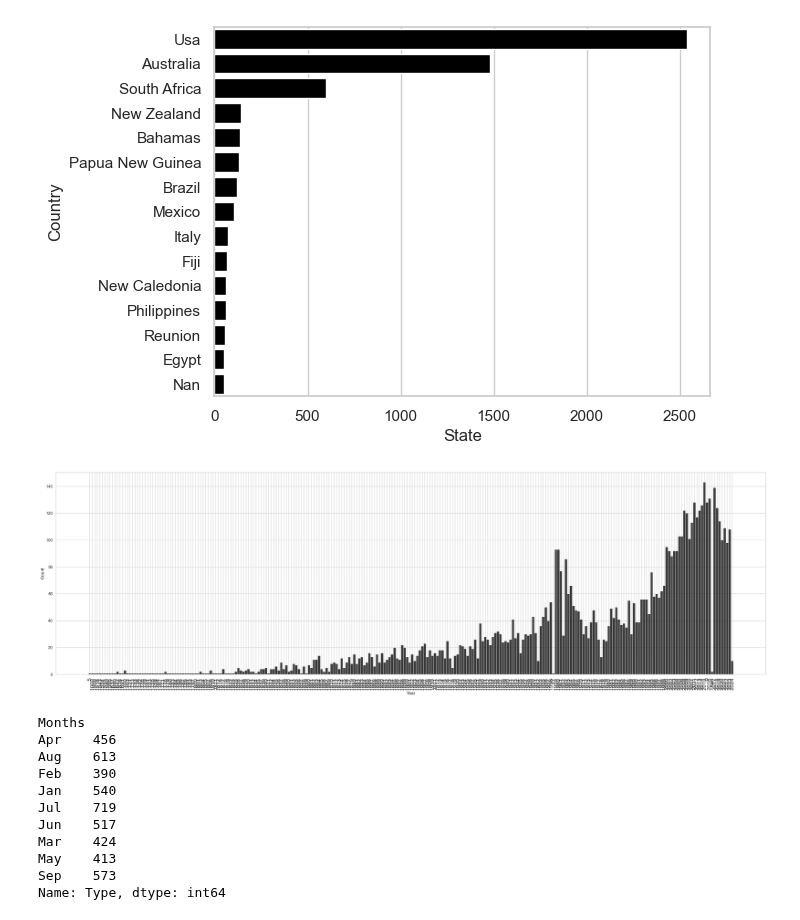
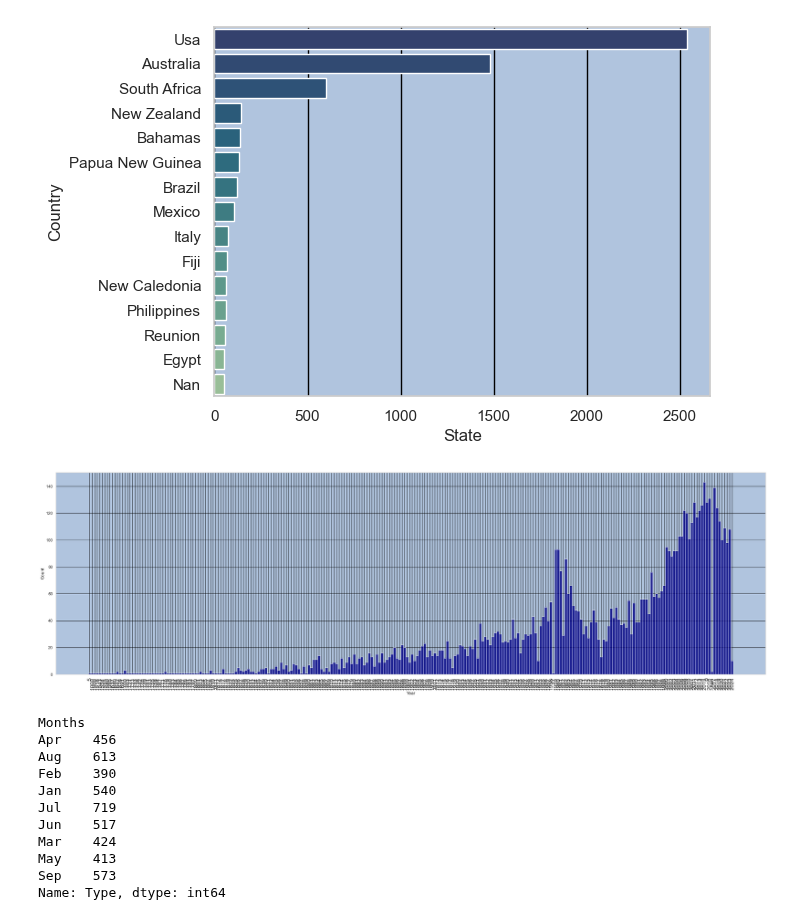
Before and after one commit to Papa-Yaga/quest_2, a Jupyter notebook: Quest_2_Shark_Analysis.ipynb, the cells around one changed output. Drawn from its saved outputs; the diff is of its cells as text; code cells hidden in the pictures.

Commit message:
Colors

```diff
--- a/Quest_2_Shark_Analysis.ipynb
+++ b/Quest_2_Shark_Analysis.ipynb
@@ -243,16 +243,18 @@ sharks_rdx.drop_duplicates(inplace=True)
 state_amount = sharks_rdx.groupby(["Country"])["State"].size().sort_values().tail(15)
 state_amount_x = sharks_rdx["Country"].value_counts().sort_values().tail(15)
 
-sns.set_theme(style="whitegrid")
-sns.barplot(x=state_amount, y=state_amount_x.index,color="black").invert_yaxis()
+sns.set_style( {"grid.color":"black"}, rc = {'axes.facecolor': 'lightsteelblue'})
+sns.barplot(x=state_amount, y=state_amount_x.index, palette="crest").invert_yaxis()
 # %% [output]
-[figure, old version]
+[figure, new version]
+# %%
+sns.set_style( {"grid.color":"black"}, rc = {'axes.facecolor': 'lightsteelblue'})
 # %%
 plt.figure(figsize=(35, 10))
 plt.xticks(size = 15, rotation = 90)
-sns.histplot(sharks_rdx["Year"], color="black").invert_xaxis()
+sns.histplot(sharks_rdx["Year"], color="darkblue").invert_xaxis()
 # %% [output]
-[figure, old version]
+[figure, new version]
 # %%
 # sharks_rdx["Months"] = extract_m(sharks_df["Months"])
 sharks_rdx.groupby(["Months"])["Type"].size()
```
Also changed, not shown: parts of 3 cells of this notebook.
